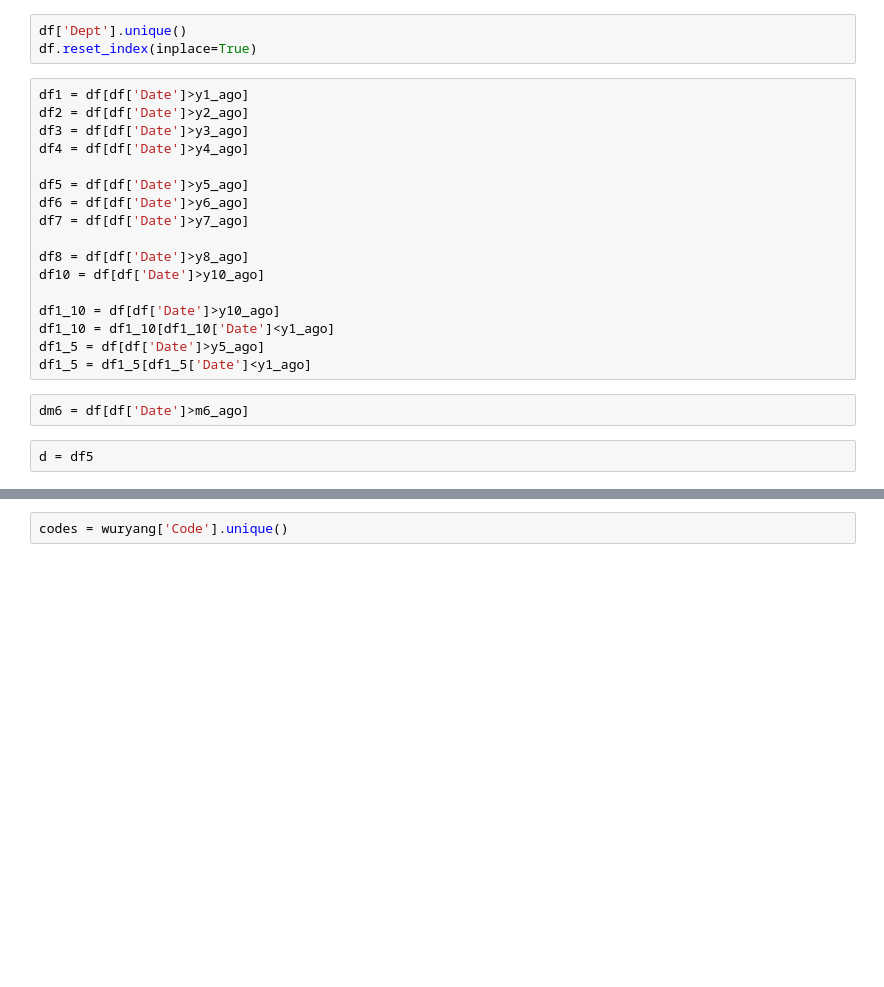
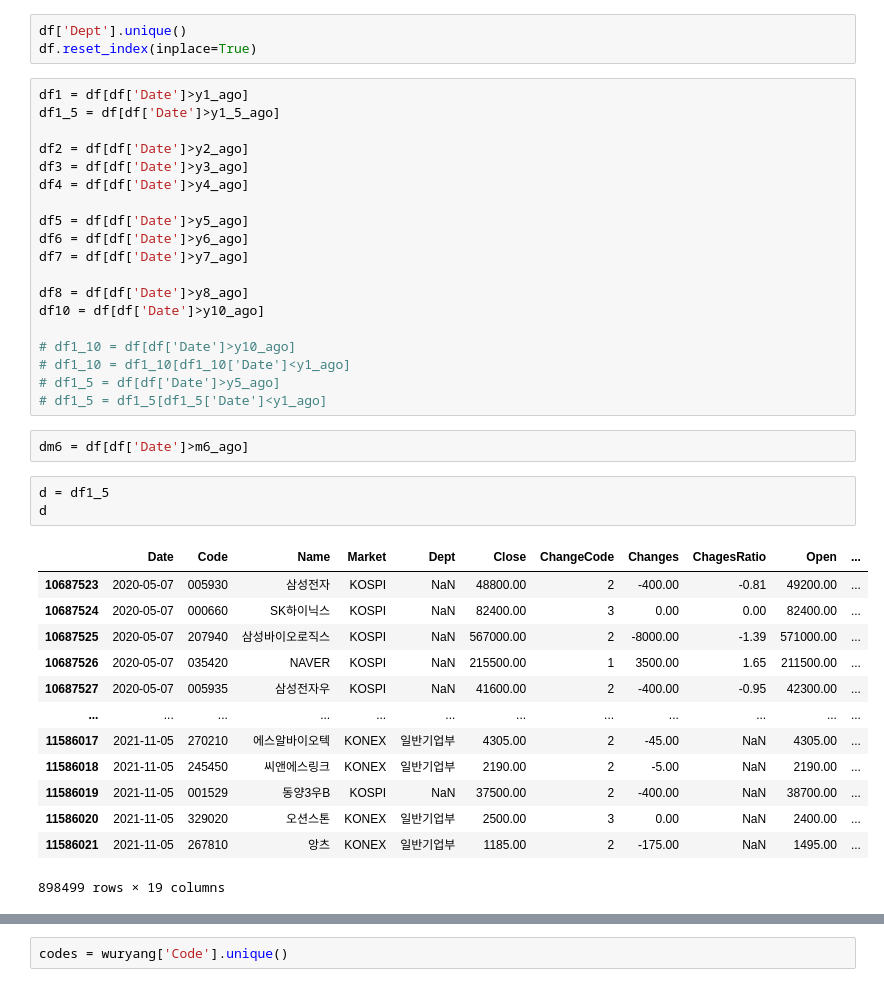
Before and after one commit to yisj/marcap-notes, a Jupyter notebook: K-today.ipynb, the cells around one changed output, grey strips where cells are left out. Saved outputs shown, nothing was run; the diff lists cells and outputs as text; blank space fills up the shorter version.

```diff
--- a/K-today.ipynb
+++ b/K-today.ipynb
@@ -61,6 +63,8 @@ df['Dept'].unique()
 df.reset_index(inplace=True)
 # %%
 df1 = df[df['Date']>y1_ago]
+df1_5 = df[df['Date']>y1_5_ago]
+
 df2 = df[df['Date']>y2_ago]
 df3 = df[df['Date']>y3_ago]
 df4 = df[df['Date']>y4_ago]
@@ -72,13 +76,28 @@ df7 = df[df['Date']>y7_ago]
 df8 = df[df['Date']>y8_ago]
 df10 = df[df['Date']>y10_ago]
 
-df1_10 = df[df['Date']>y10_ago]
-df1_10 = df1_10[df1_10['Date']<y1_ago]
-df1_5 = df[df['Date']>y5_ago]
-df1_5 = df1_5[df1_5['Date']<y1_ago]
+# df1_10 = df[df['Date']>y10_ago]
+# df1_10 = df1_10[df1_10['Date']<y1_ago]
+# df1_5 = df[df['Date']>y5_ago]
+# df1_5 = df1_5[df1_5['Date']<y1_ago]
 # %%
 dm6 = df[df['Date']>m6_ago]
 # %%
-d = df5
+d = df1_5
+d
+# %% [output]
+|  | Date | Code | Name | Market | Dept | Close | ChangeCode | Changes | ChagesRatio | Open | ... |
+| 10687523 | 2020-05-07 | 005930 | 삼성전자 | KOSPI | NaN | 48800.00 | 2 | -400.00 | -0.81 | 49200.00 | ... |
+| 10687524 | 2020-05-07 | 000660 | SK하이닉스 | KOSPI | NaN | 82400.00 | 3 | 0.00 | 0.00 | 82400.00 | ... |
+| 10687525 | 2020-05-07 | 207940 | 삼성바이오로직스 | KOSPI | NaN | 567000.00 | 2 | -8000.00 | -1.39 | 571000.00 | ... |
+| 10687526 | 2020-05-07 | 035420 | NAVER | KOSPI | NaN | 215500.00 | 1 | 3500.00 | 1.65 | 211500.00 | ... |
+| 10687527 | 2020-05-07 | 005935 | 삼성전자우 | KOSPI | NaN | 41600.00 | 2 | -400.00 | -0.95 | 42300.00 | ... |
+| ... | ... | ... | ... | ... | ... | ... | ... | ... | ... | ... | ... |
+| 11586017 | 2021-11-05 | 270210 | 에스알바이오텍 | KONEX | 일반기업부 | 4305.00 | 2 | -45.00 | NaN | 4305.00 | ... |
+| 11586018 | 2021-11-05 | 245450 | 씨앤에스링크 | KONEX | 일반기업부 | 2190.00 | 2 | -5.00 | NaN | 2190.00 | ... |
+| 11586019 | 2021-11-05 | 001529 | 동양3우B | KOSPI | NaN | 37500.00 | 2 | -400.00 | NaN | 38700.00 | ... |
+| 11586020 | 2021-11-05 | 329020 | 오션스톤 | KONEX | 일반기업부 | 2500.00 | 3 | 0.00 | NaN | 2400.00 | ... |
+| 11586021 | 2021-11-05 | 267810 | 앙츠 | KONEX | 일반기업부 | 1185.00 | 2 | -175.00 | NaN | 1495.00 | ... |
+898499 rows × 19 columns
 # %%
 wuryang = d[d['Market'] == 'KOSPI']
```
Also changed, not shown: parts of 7 cells of this notebook, 27 other files.
